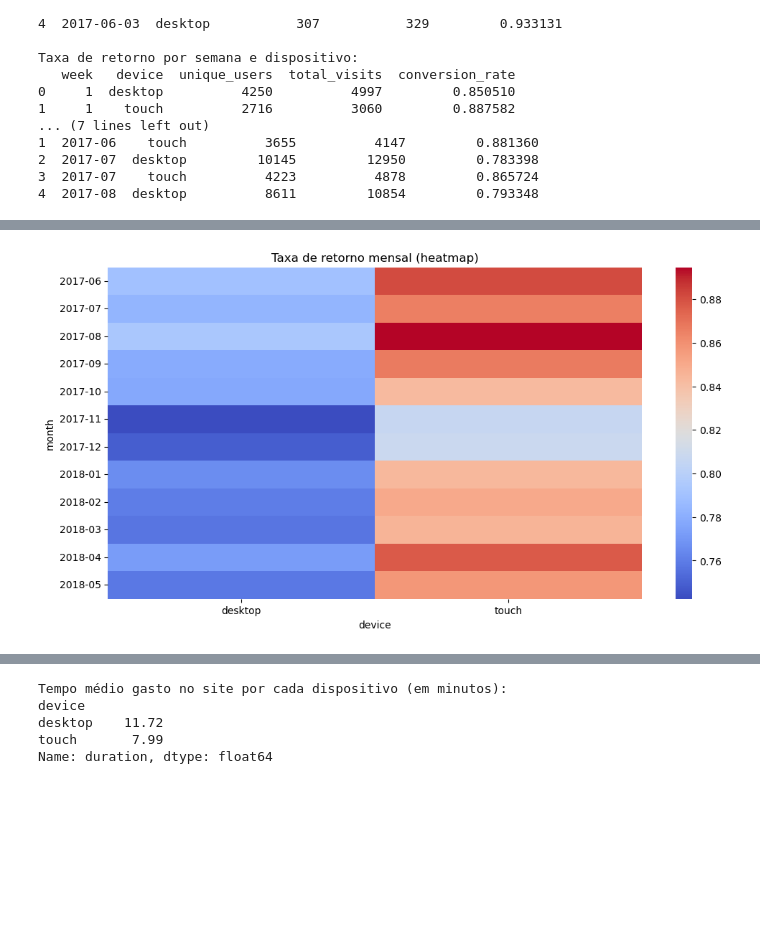
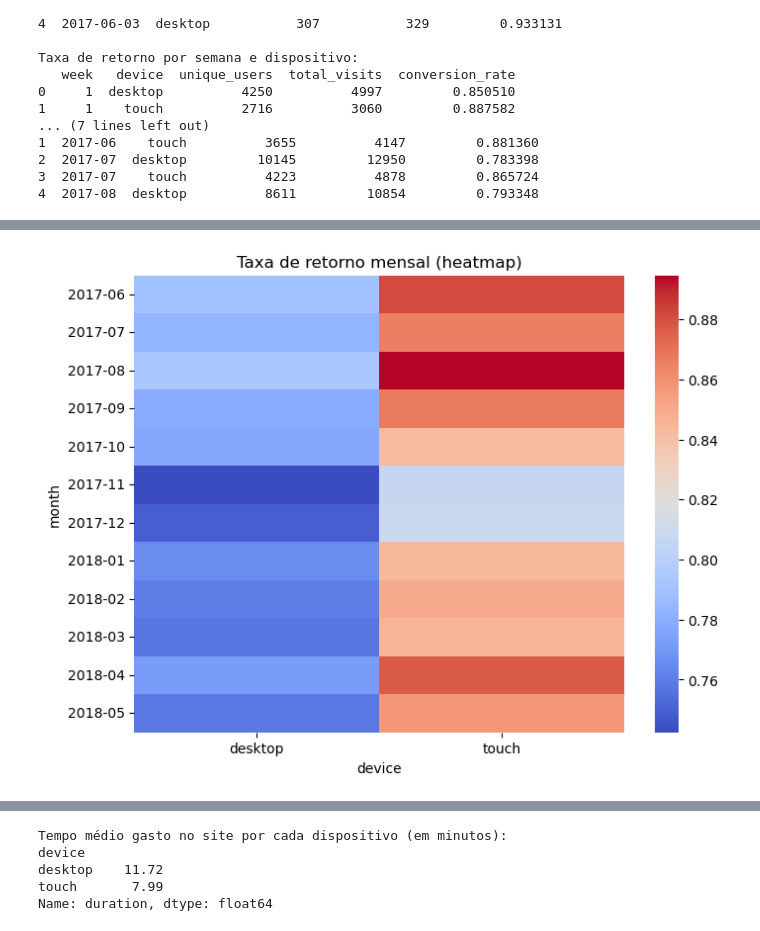
Before and after one commit to carinelit/Projeto-Sprint-8---An-lise-de-N-gocio-, a Jupyter notebook: Projeto Sprint 8.ipynb, the cells around one changed output, grey strips where cells are left out. Drawn from its saved outputs; the diff is of its cells as text; code cells hidden in the pictures; blank space fills up the shorter version.

```diff
--- a/Projeto Sprint 8.ipynb
+++ b/Projeto Sprint 8.ipynb
@@ -195,13 +209,13 @@ Taxa de retorno por semana e dispositivo:
 # %%
-#Visualizando a taxa de retorno por mês e dispositivo.
+#Visualizando a taxa de retorno por dia
 pivot = conversion_rate_per_month.pivot_table(
     index='month',
     columns='device',
     values='conversion_rate'
 )
-plt.figure(figsize=(12,6))
+plt.figure(figsize=(8,6))
 sns.heatmap(pivot, cmap='coolwarm')
 plt.title('Taxa de retorno mensal (heatmap)')
 plt.show()
 # %% [output]
-[figure, old version]
+[figure, new version]
```
Also changed, not shown: parts of 12 cells of this notebook.
